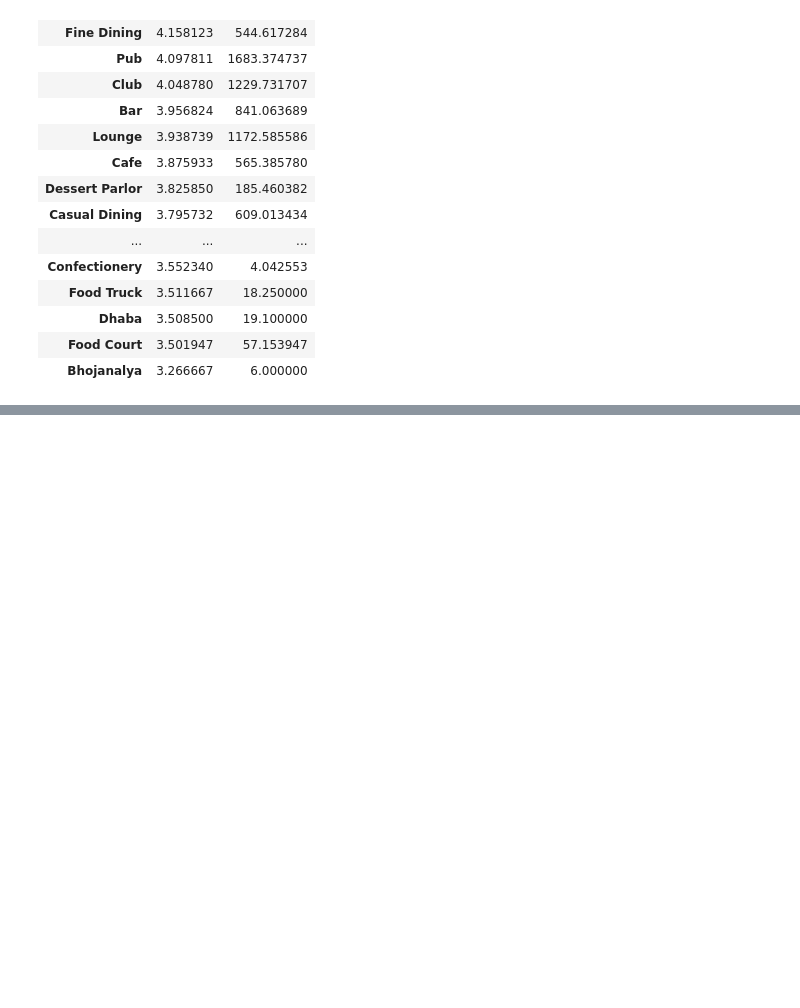
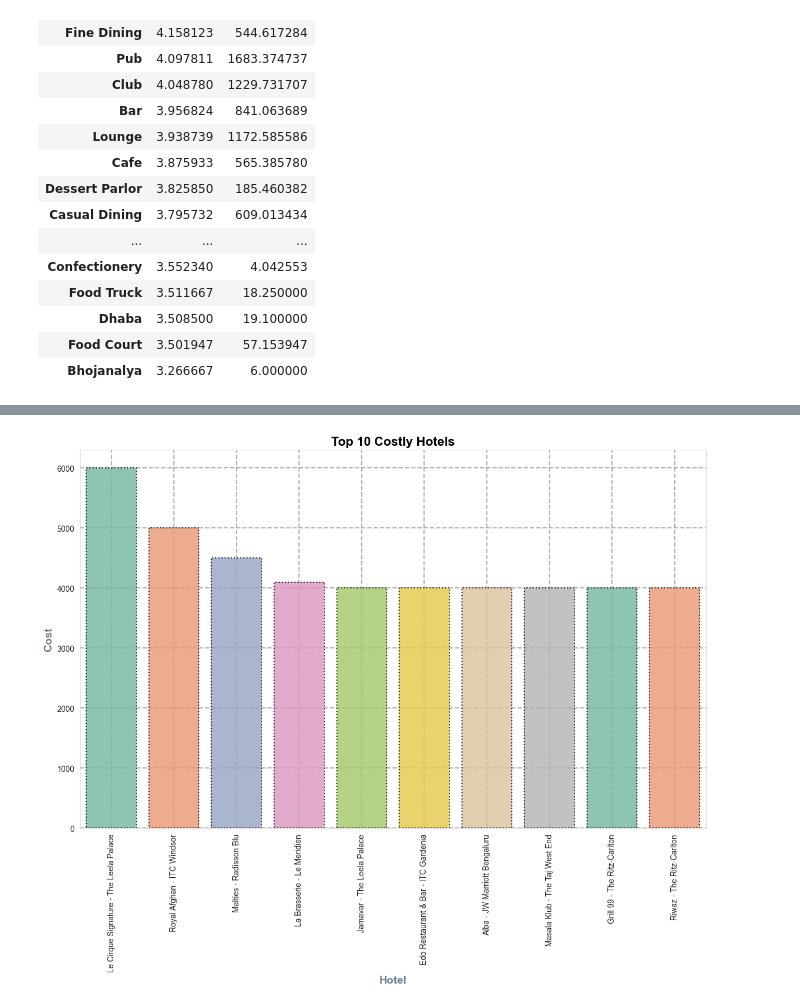
Before and after one commit to SaurabhSSB/bengaluru-restaurant-eda, a Jupyter notebook: 3_eda.ipynb, the cells around one changed output, grey strips where cells are left out. Saved outputs shown, nothing was run; the diff lists cells and outputs as text; code cells hidden in the pictures; blank space fills up the shorter version.

```diff
--- a/3_eda.ipynb
+++ b/3_eda.ipynb
@@ -762,0 +789,3 @@ plt.show()
+# %%
+hotel_by_cost= df.groupby('name')[['cost','rate']].max().sort_values(by= ['cost'], ascending= False).head(10)
+hotel_by_cost
@@ -762,0 +805,13 @@ plt.show()
+# %%
+plt.figure(figsize= (12, 10))
+sns.set_style('whitegrid')
+sns.barplot(x= hotel_by_cost.index, y= hotel_by_cost.cost, linewidth= 1.5, linestyle= ':', palette= 'Set2', edgecolor= 'black', width= 0.8, alpha= 0.8)
+plt.title('Top 10 Costly Hotels', fontsize= 16, fontweight= 'bold', color= 'black')
+plt.xlabel('Hotel', fontsize= 14, fontweight= 'bold', color= 'slategray')
+plt.ylabel('Cost', fontsize= 14, fontweight= 'bold', color= 'slategray')
+plt.grid(True, linewidth= 1.5, linestyle= '--', color= 'grey', alpha= 0.6)
+plt.xticks(rotation= 90)
+plt.tight_layout()
+plt.show()
+# %% [output]
+[figure, added]
```
Also changed, not shown: parts of 12 cells of this notebook.
